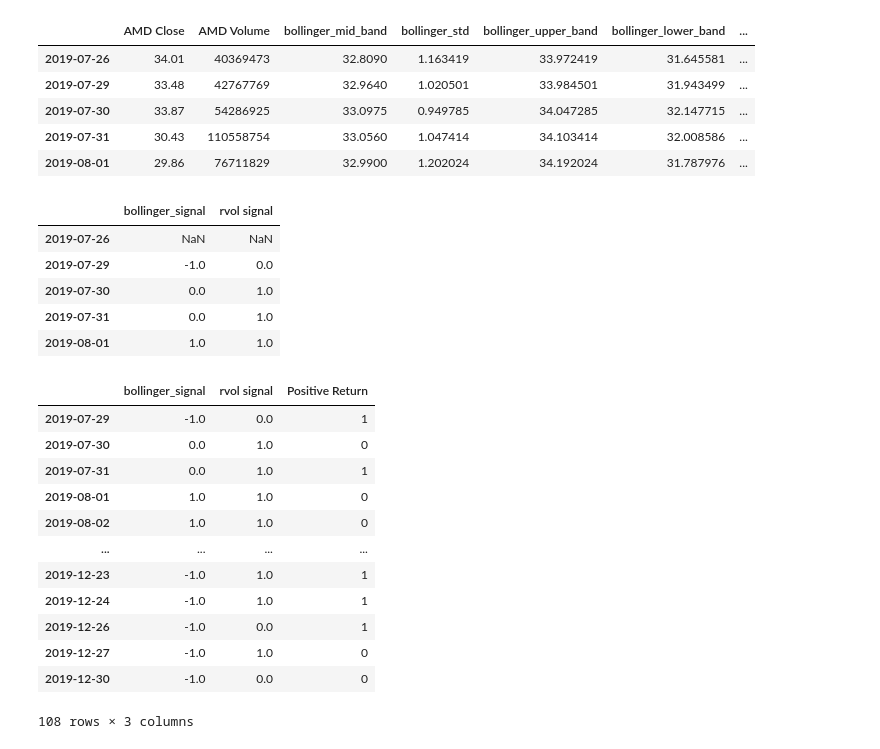
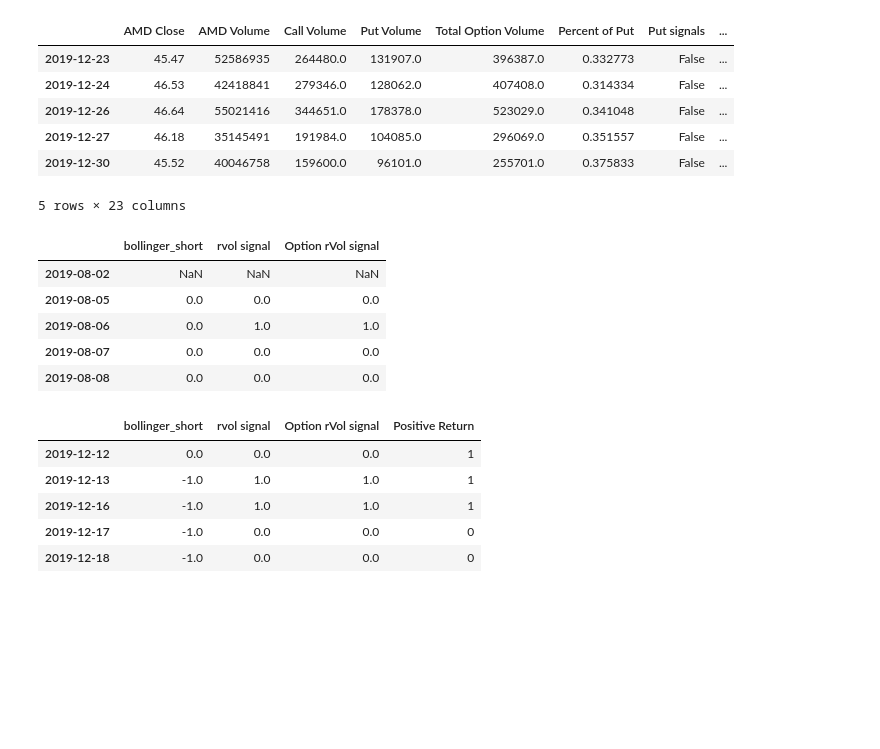
Before and after one commit to austingavent/project_2, a Jupyter notebook: random_forest.ipynb, the cells around one changed output. Drawn from its saved outputs; the diff is of its cells as text; code cells hidden in the pictures; blank space fills up the shorter version.

```diff
--- a/random_forest.ipynb
+++ b/random_forest.ipynb
@@ -21,12 +24,13 @@ from sklearn.datasets import make_classification
 # %%
 #set path to Features CSV and read in CSV
 amd_df = pd.read_pickle('Resources/amd_features_df.pickle')
-amd_df.head()
+amd_df.tail()
 # %% [output]
-|  | AMD Close | AMD Volume | bollinger_mid_band | bollinger_std | bollinger_upper_band | bollinger_lower_band | ... |
-| 2019-07-26 | 34.01 | 40369473 | 32.8090 | 1.163419 | 33.972419 | 31.645581 | ... |
-| 2019-07-29 | 33.48 | 42767769 | 32.9640 | 1.020501 | 33.984501 | 31.943499 | ... |
-| 2019-07-30 | 33.87 | 54286925 | 33.0975 | 0.949785 | 34.047285 | 32.147715 | ... |
-| 2019-07-31 | 30.43 | 110558754 | 33.0560 | 1.047414 | 34.103414 | 32.008586 | ... |
-| 2019-08-01 | 29.86 | 76711829 | 32.9900 | 1.202024 | 34.192024 | 31.787976 | ... |
+|  | AMD Close | AMD Volume | Call Volume | Put Volume | Total Option Volume | Percent of Put | Put signals | ... |
+| 2019-12-23 | 45.47 | 52586935 | 264480.0 | 131907.0 | 396387.0 | 0.332773 | False | ... |
+| 2019-12-24 | 46.53 | 42418841 | 279346.0 | 128062.0 | 407408.0 | 0.314334 | False | ... |
+| 2019-12-26 | 46.64 | 55021416 | 344651.0 | 178378.0 | 523029.0 | 0.341048 | False | ... |
+| 2019-12-27 | 46.18 | 35145491 | 191984.0 | 104085.0 | 296069.0 | 0.351557 | False | ... |
+| 2019-12-30 | 45.52 | 40046758 | 159600.0 | 96101.0 | 255701.0 | 0.375833 | False | ... |
+5 rows × 23 columns
 # %%
@@ -34,19 +38,18 @@ amd_df.head()
 trading_signals_df = pd.DataFrame()
 # %%
-#create features only dataframe by shifting feature signal by user defined target
-threshold = .01
-shift = 1
-x_var_list = ['bollinger_signal', 'rvol signal']
+#create features only dataframe by shifting feature signal, select features as x_var_list (for selling OTM puts, bollinger = bollinger short)
+
+x_var_list = ['bollinger_short', 'rvol signal', 'Option rVol signal']
 
 trading_signals_df[x_var_list] = amd_df[x_var_list].shift(1)
 
 trading_signals_df = trading_signals_df.set_index(pd.to_datetime(amd_df.index, infer_datetime_format=True))
 trading_signals_df.head()
 # %% [output]
-|  | bollinger_signal | rvol signal |
-| 2019-07-26 | NaN | NaN |
-| 2019-07-29 | -1.0 | 0.0 |
-| 2019-07-30 | 0.0 | 1.0 |
-| 2019-07-31 | 0.0 | 1.0 |
-| 2019-08-01 | 1.0 | 1.0 |
+|  | bollinger_short | rvol signal | Option rVol signal |
+| 2019-08-02 | NaN | NaN | NaN |
+| 2019-08-05 | 0.0 | 0.0 | 0.0 |
+| 2019-08-06 | 0.0 | 1.0 | 1.0 |
+| 2019-08-07 | 0.0 | 0.0 | 0.0 |
+| 2019-08-08 | 0.0 | 0.0 | 0.0 |
 # %%
@@ -55,18 +60,12 @@ trading_signals_df['Positive Return'] = np.where(amd_df['daily returns'].shift(s
 # %%
-#drop Na
+#drop Na and reduce df by shift amount
 trading_signals_df = trading_signals_df.dropna()
-trading_signals_df
+trading_signals_df = trading_signals_df[:-shift]
+trading_signals_df.tail()
 # %% [output]
-|  | bollinger_signal | rvol signal | Positive Return |
-| 2019-07-29 | -1.0 | 0.0 | 1 |
-| 2019-07-30 | 0.0 | 1.0 | 0 |
-| 2019-07-31 | 0.0 | 1.0 | 1 |
-| 2019-08-01 | 1.0 | 1.0 | 0 |
-| 2019-08-02 | 1.0 | 1.0 | 0 |
-| ... | ... | ... | ... |
-| 2019-12-23 | -1.0 | 1.0 | 1 |
-| 2019-12-24 | -1.0 | 1.0 | 1 |
-| 2019-12-26 | -1.0 | 0.0 | 1 |
-| 2019-12-27 | -1.0 | 1.0 | 0 |
-| 2019-12-30 | -1.0 | 0.0 | 0 |
+|  | bollinger_short | rvol signal | Option rVol signal | Positive Return |
+| 2019-12-12 | 0.0 | 0.0 | 0.0 | 1 |
+| 2019-12-13 | -1.0 | 1.0 | 1.0 | 1 |
+| 2019-12-16 | -1.0 | 1.0 | 1.0 | 1 |
+| 2019-12-17 | -1.0 | 0.0 | 0.0 | 0 |
+| 2019-12-18 | -1.0 | 0.0 | 0.0 | 0 |
-108 rows × 3 columns
```
Also changed, not shown: parts of 13 cells of this notebook, 2 other files.
